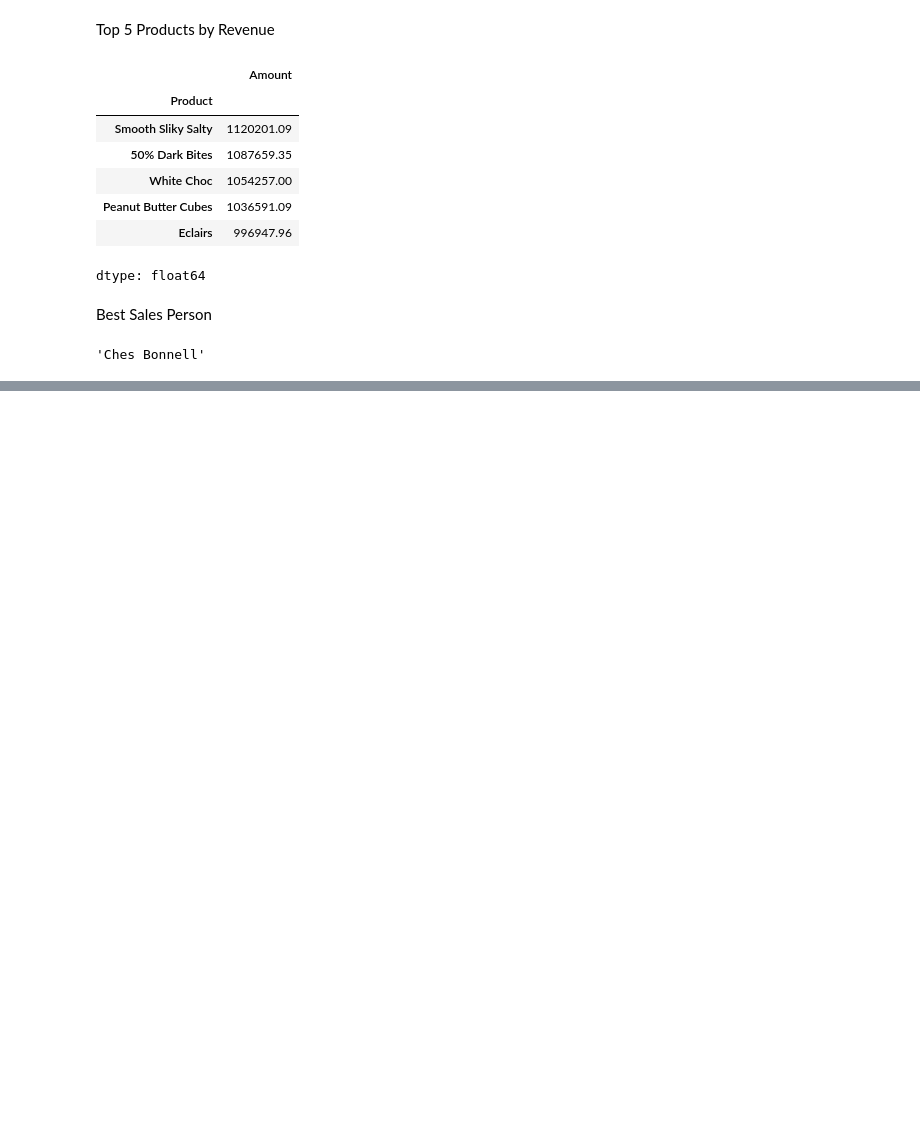
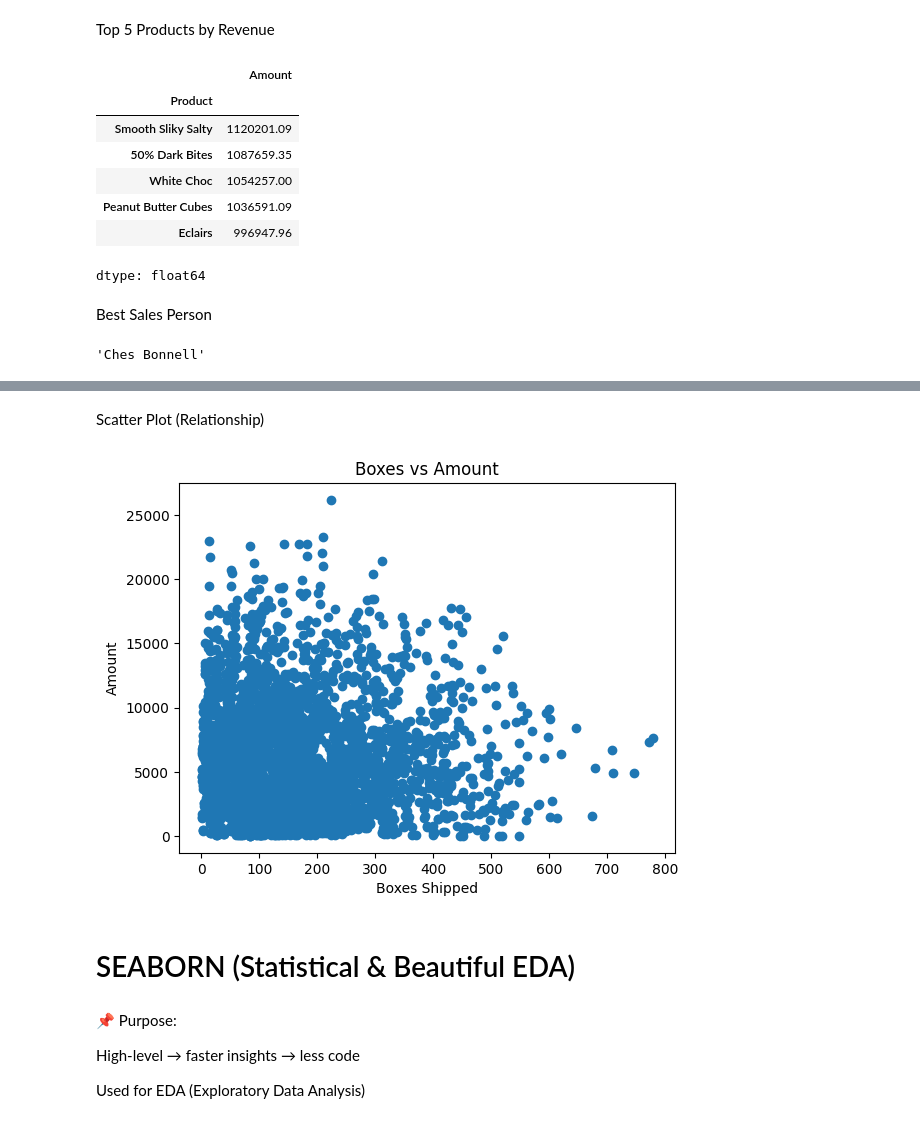
Before and after one commit to mylukhanush/numpy_pandas_on_dataset, a Jupyter notebook: Untitled0.ipynb, the cells around one changed output, grey strips where cells are left out. Cells and saved outputs as stored; diff of their text form; code cells hidden in the pictures; blank space fills up the shorter version.

```diff
--- a/Untitled0.ipynb
+++ b/Untitled0.ipynb
@@ -266,0 +314,20 @@ df.groupby('Sales Person')['Amount'].sum().idxmax()
+# %% [markdown]
+Scatter Plot (Relationship)
+# %%
+plt.figure()
+plt.scatter(df['Boxes Shipped'], df['Amount'])
+plt.xlabel("Boxes Shipped")
+plt.ylabel("Amount")
+plt.title("Boxes vs Amount")
+plt.show()
+# %% [output]
+[figure, added]
+# %% [markdown]
+# SEABORN (Statistical & Beautiful EDA)
+# %% [markdown]
+📌 Purpose:
+
+High-level → faster insights → less code
+
+
+Used for EDA (Exploratory Data Analysis)
```
Also changed, not shown: parts of 49 cells of this notebook.
